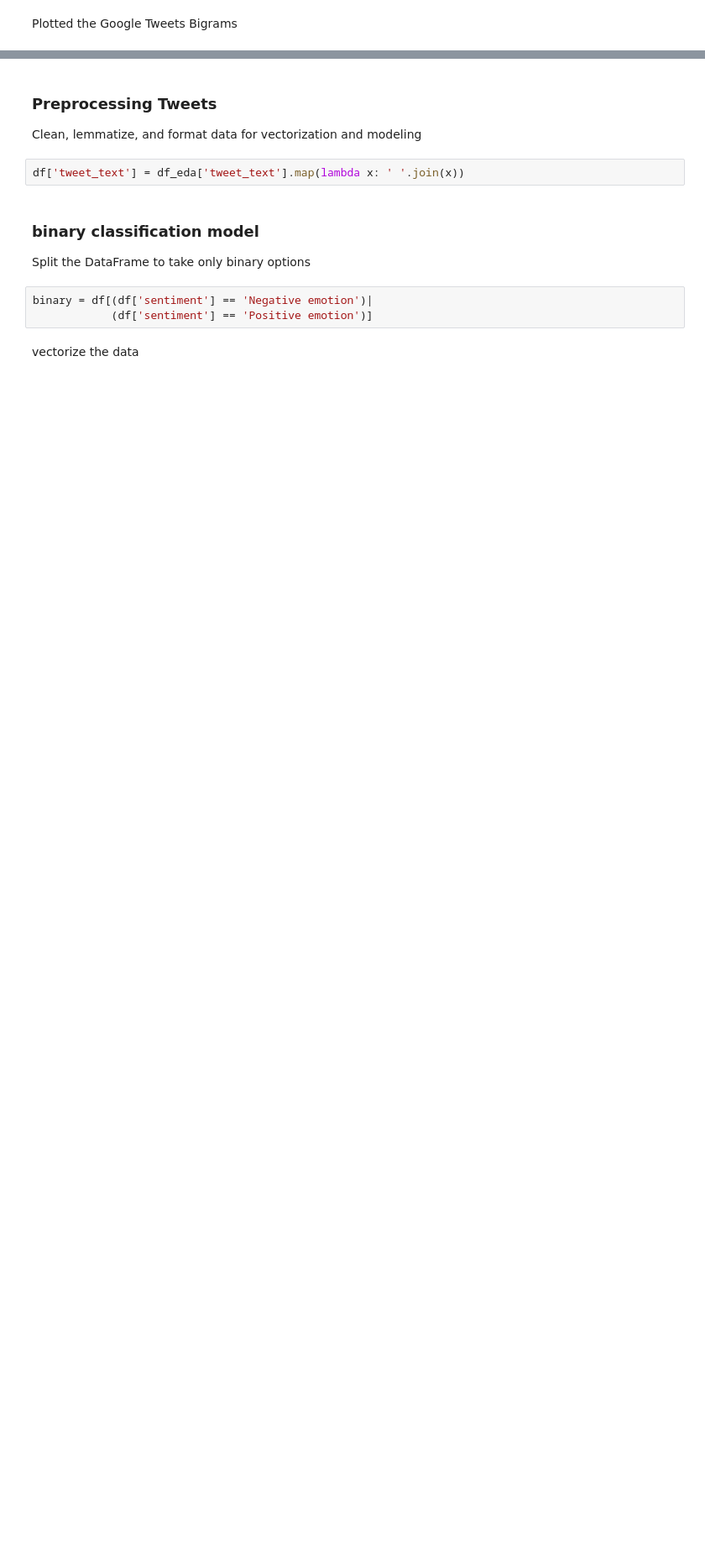
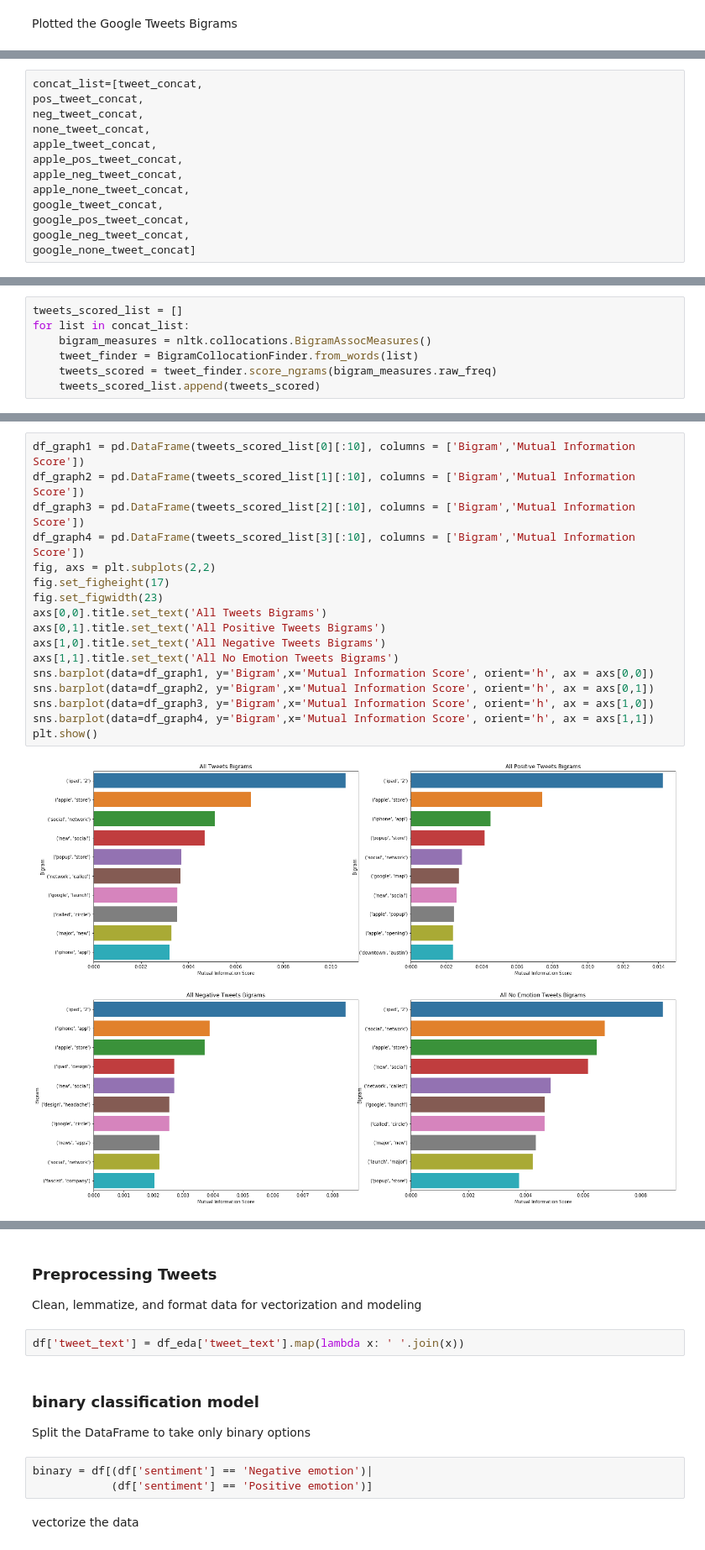
Before and after one commit to shsobieski/CustomerSentiment, a Jupyter notebook: NLP.ipynb, the cells around one changed output, grey strips where cells are left out. Shown at 84% size. Saved outputs shown, nothing was run; the diff lists cells and outputs as text; blank space fills up the shorter version.

```diff
--- a/NLP.ipynb
+++ b/NLP.ipynb
@@ -476,0 +595,13 @@ plt.show()
+# %%
+concat_list=[tweet_concat,
+pos_tweet_concat,
+neg_tweet_concat,
+none_tweet_concat,
+apple_tweet_concat,
+apple_pos_tweet_concat,
+apple_neg_tweet_concat,
+apple_none_tweet_concat,
+google_tweet_concat,
+google_pos_tweet_concat,
+google_neg_tweet_concat,
+google_none_tweet_concat]
@@ -476,0 +610,7 @@ plt.show()
+# %%
+tweets_scored_list = []
+for list in concat_list:
+    bigram_measures = nltk.collocations.BigramAssocMeasures()
+    tweet_finder = BigramCollocationFinder.from_words(list)
+    tweets_scored = tweet_finder.score_ngrams(bigram_measures.raw_freq)
+    tweets_scored_list.append(tweets_scored)
@@ -476,0 +619,19 @@ plt.show()
+# %%
+df_graph1 = pd.DataFrame(tweets_scored_list[0][:10], columns = ['Bigram','Mutual Information Score'])
+df_graph2 = pd.DataFrame(tweets_scored_list[1][:10], columns = ['Bigram','Mutual Information Score'])
+df_graph3 = pd.DataFrame(tweets_scored_list[2][:10], columns = ['Bigram','Mutual Information Score'])
+df_graph4 = pd.DataFrame(tweets_scored_list[3][:10], columns = ['Bigram','Mutual Information Score'])
+fig, axs = plt.subplots(2,2)
+fig.set_figheight(17)
+fig.set_figwidth(23)
+axs[0,0].title.set_text('All Tweets Bigrams')
+axs[0,1].title.set_text('All Positive Tweets Bigrams')
+axs[1,0].title.set_text('All Negative Tweets Bigrams')
+axs[1,1].title.set_text('All No Emotion Tweets Bigrams')
+sns.barplot(data=df_graph1, y='Bigram',x='Mutual Information Score', orient='h', ax = axs[0,0])
+sns.barplot(data=df_graph2, y='Bigram',x='Mutual Information Score', orient='h', ax = axs[0,1])
+sns.barplot(data=df_graph3, y='Bigram',x='Mutual Information Score', orient='h', ax = axs[1,0])
+sns.barplot(data=df_graph4, y='Bigram',x='Mutual Information Score', orient='h', ax = axs[1,1])
+plt.show()
+# %% [output]
+[figure, added]
```
Also changed, not shown: parts of 78 cells of this notebook, 6 other files.
